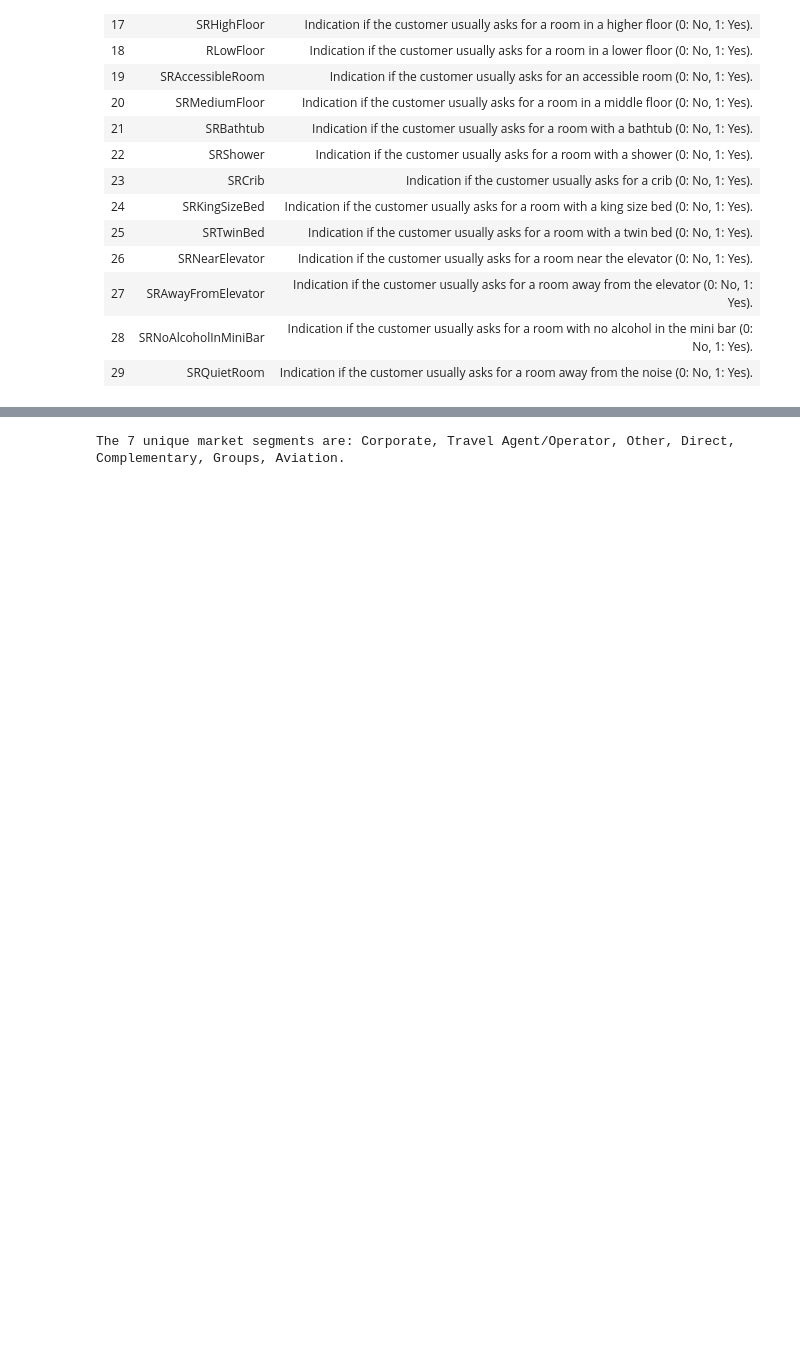
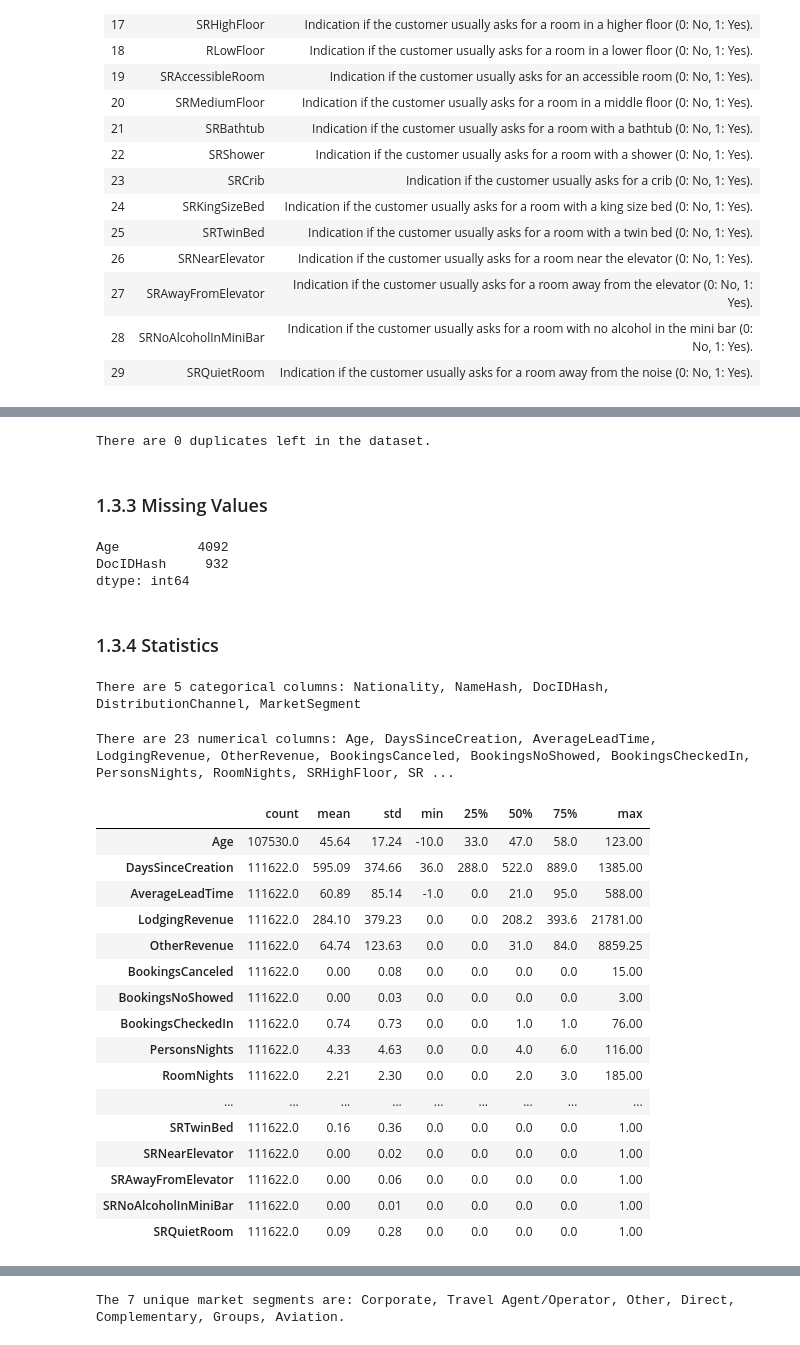
Before and after one commit to RubenCMarques/Hotel-Customer-Segmentation, a Jupyter notebook: Notebooks/A-B.ipynb, the cells around one changed output, grey strips where cells are left out. Cells and saved outputs as stored; diff of their text form; code cells hidden in the pictures; blank space fills up the shorter version.

```diff
--- a/Notebooks/A-B.ipynb
+++ b/Notebooks/A-B.ipynb
@@ -82,0 +129,54 @@ data.set_index('ID', inplace=True)
+# %%
+# Drop duplicates
+data.drop_duplicates(inplace=True)
+print(f'There are {data.duplicated().sum()} duplicates left in the dataset.')
+# %% [output]
+There are 0 duplicates left in the dataset.
+# %% [markdown]
+### 1.3.3 Missing Values
+# %%
+# Check missing values per columns
+missing_values = data.isnull().sum()
+missing_values = missing_values[missing_values > 0]
+missing_values
+# %% [output]
+Age          4092
+DocIDHash     932
+dtype: int64
+# %% [markdown]
+### 1.3.4 Statistics
+# %%
+# Separate numerical and categorical columns
+numerical_columns = data.select_dtypes(include=np.number).columns.tolist()
+categorical_columns = data.select_dtypes(include='object').columns.tolist()
+# %%
+# print the categorical columns
+print(f'There are {len(categorical_columns)} categorical columns: {", ".join(map(str, categorical_columns))}')
+# %% [output]
+There are 5 categorical columns: Nationality, NameHash, DocIDHash, DistributionChannel, MarketSegment
+# %%
+# print the numerical columns
+print(f'There are {len(numerical_columns)} numerical columns: {", ".join(map(str, numerical_columns))}')
+# %% [output]
+There are 23 numerical columns: Age, DaysSinceCreation, AverageLeadTime, LodgingRevenue, OtherRevenue, BookingsCanceled, BookingsNoShowed, BookingsCheckedIn, PersonsNights, RoomNights, SRHighFloor, SR ...
+# %%
+# Summary statistics of numerical data
+data[numerical_columns].describe().round(2).T
+# %% [output]
+|  | count | mean | std | min | 25% | 50% | 75% | max |
+| Age | 107530.0 | 45.64 | 17.24 | -10.0 | 33.0 | 47.0 | 58.0 | 123.00 |
+| DaysSinceCreation | 111622.0 | 595.09 | 374.66 | 36.0 | 288.0 | 522.0 | 889.0 | 1385.00 |
+| AverageLeadTime | 111622.0 | 60.89 | 85.14 | -1.0 | 0.0 | 21.0 | 95.0 | 588.00 |
+| LodgingRevenue | 111622.0 | 284.10 | 379.23 | 0.0 | 0.0 | 208.2 | 393.6 | 21781.00 |
+| OtherRevenue | 111622.0 | 64.74 | 123.63 | 0.0 | 0.0 | 31.0 | 84.0 | 8859.25 |
+| BookingsCanceled | 111622.0 | 0.00 | 0.08 | 0.0 | 0.0 | 0.0 | 0.0 | 15.00 |
+| BookingsNoShowed | 111622.0 | 0.00 | 0.03 | 0.0 | 0.0 | 0.0 | 0.0 | 3.00 |
+| BookingsCheckedIn | 111622.0 | 0.74 | 0.73 | 0.0 | 0.0 | 1.0 | 1.0 | 76.00 |
+| PersonsNights | 111622.0 | 4.33 | 4.63 | 0.0 | 0.0 | 4.0 | 6.0 | 116.00 |
+| RoomNights | 111622.0 | 2.21 | 2.30 | 0.0 | 0.0 | 2.0 | 3.0 | 185.00 |
+| ... | ... | ... | ... | ... | ... | ... | ... | ... |
+| SRTwinBed | 111622.0 | 0.16 | 0.36 | 0.0 | 0.0 | 0.0 | 0.0 | 1.00 |
+| SRNearElevator | 111622.0 | 0.00 | 0.02 | 0.0 | 0.0 | 0.0 | 0.0 | 1.00 |
+| SRAwayFromElevator | 111622.0 | 0.00 | 0.06 | 0.0 | 0.0 | 0.0 | 0.0 | 1.00 |
+| SRNoAlcoholInMiniBar | 111622.0 | 0.00 | 0.01 | 0.0 | 0.0 | 0.0 | 0.0 | 1.00 |
+| SRQuietRoom | 111622.0 | 0.09 | 0.28 | 0.0 | 0.0 | 0.0 | 0.0 | 1.00 |
```
Also changed, not shown: parts of 36 cells of this notebook.
